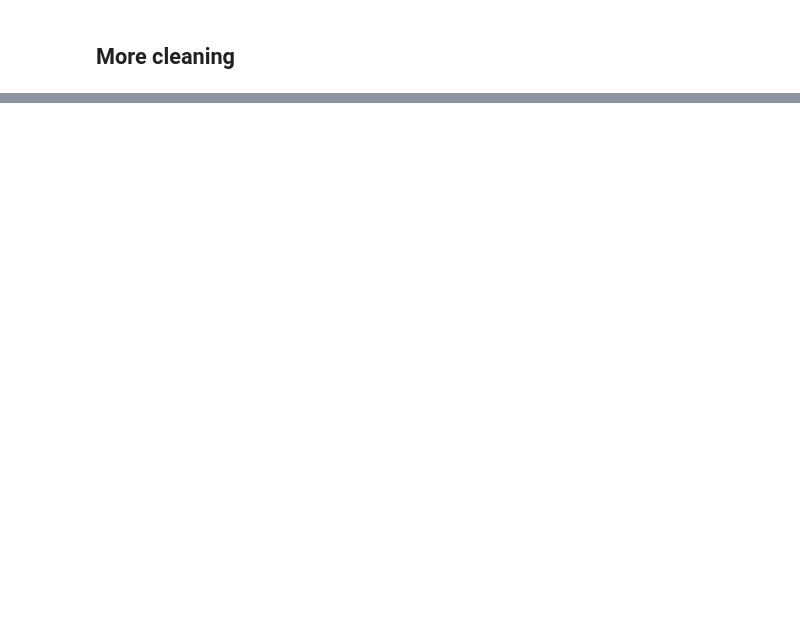
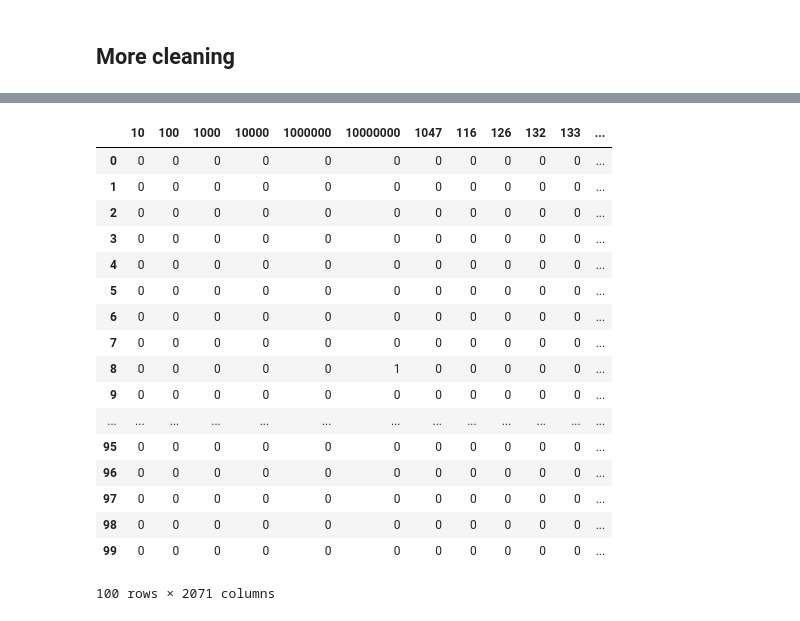
Before and after one commit to amcharek/OCP6, a Jupyter notebook: Analyse exploratoire.ipynb, the cells around one changed output, grey strips where cells are left out. Cells and saved outputs as stored; diff of their text form; code cells hidden in the pictures; blank space fills up the shorter version.

```diff
--- a/Analyse exploratoire.ipynb
+++ b/Analyse exploratoire.ipynb
@@ -353,0 +646,8 @@ for k in tokens:
+# %%
+vectorizer = CountVectorizer()
+vectorizer = TfidfVectorizer(max_df=0.2)
+tfidf_vectorizer = TfidfTransformer()
+# %%
+X = vectorizer.fit_transform(df_test.sentence)
+# %%
+df_test['yo'] = list(X).toarray()
@@ -353,0 +690,3 @@ for k in tokens:
+# %%
+vectorizer = TfidfVectorizer(tokenizer=lambda x: x.split(' '))
+X = vectorizer.fit_transform(df_test.tsentence)
@@ -353,0 +727,21 @@ for k in tokens:
+# %%
+pd.DataFrame(X.toarray(), columns = vectorizer.get_feature_names())
+# %% [output]
+|  | 10 | 100 | 1000 | 10000 | 1000000 | 10000000 | 1047 | 116 | 126 | 132 | 133 | ... |
+| 0 | 0 | 0 | 0 | 0 | 0 | 0 | 0 | 0 | 0 | 0 | 0 | ... |
+| 1 | 0 | 0 | 0 | 0 | 0 | 0 | 0 | 0 | 0 | 0 | 0 | ... |
+| 2 | 0 | 0 | 0 | 0 | 0 | 0 | 0 | 0 | 0 | 0 | 0 | ... |
+| 3 | 0 | 0 | 0 | 0 | 0 | 0 | 0 | 0 | 0 | 0 | 0 | ... |
+| 4 | 0 | 0 | 0 | 0 | 0 | 0 | 0 | 0 | 0 | 0 | 0 | ... |
+| 5 | 0 | 0 | 0 | 0 | 0 | 0 | 0 | 0 | 0 | 0 | 0 | ... |
+| 6 | 0 | 0 | 0 | 0 | 0 | 0 | 0 | 0 | 0 | 0 | 0 | ... |
+| 7 | 0 | 0 | 0 | 0 | 0 | 0 | 0 | 0 | 0 | 0 | 0 | ... |
+| 8 | 0 | 0 | 0 | 0 | 0 | 1 | 0 | 0 | 0 | 0 | 0 | ... |
+| 9 | 0 | 0 | 0 | 0 | 0 | 0 | 0 | 0 | 0 | 0 | 0 | ... |
+| ... | ... | ... | ... | ... | ... | ... | ... | ... | ... | ... | ... | ... |
+| 95 | 0 | 0 | 0 | 0 | 0 | 0 | 0 | 0 | 0 | 0 | 0 | ... |
+| 96 | 0 | 0 | 0 | 0 | 0 | 0 | 0 | 0 | 0 | 0 | 0 | ... |
+| 97 | 0 | 0 | 0 | 0 | 0 | 0 | 0 | 0 | 0 | 0 | 0 | ... |
+| 98 | 0 | 0 | 0 | 0 | 0 | 0 | 0 | 0 | 0 | 0 | 0 | ... |
+| 99 | 0 | 0 | 0 | 0 | 0 | 0 | 0 | 0 | 0 | 0 | 0 | ... |
+100 rows × 2071 columns
```
Also changed, not shown: parts of 66 cells of this notebook.
